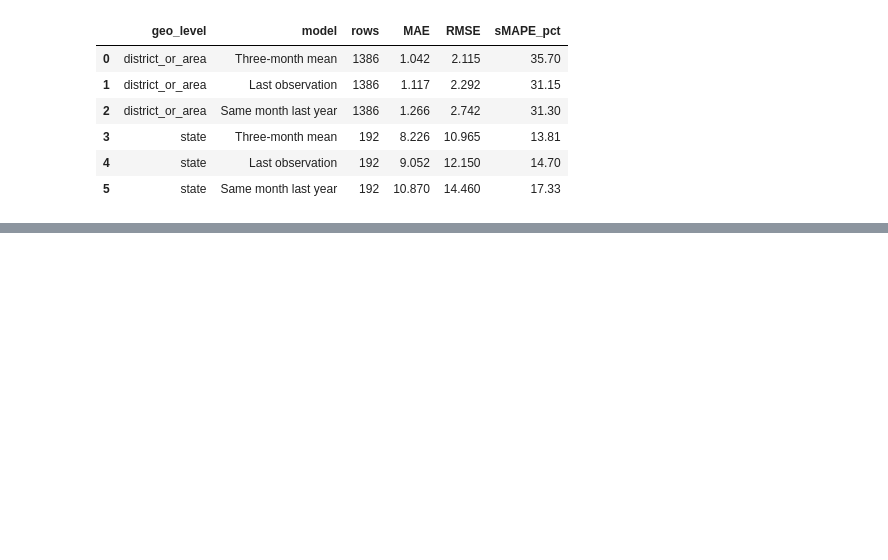
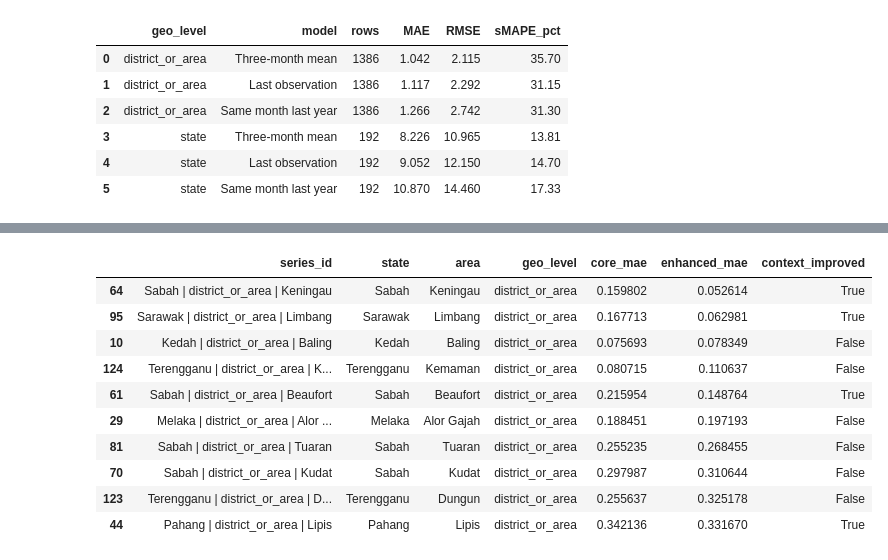
Before and after one commit to Nadsyuhamus/Databladez_Tourism, a Jupyter notebook: 01_data_audit.ipynb, the cells around one changed output, grey strips where cells are left out. Drawn from its saved outputs; the diff is of its cells as text; code cells hidden in the pictures; blank space fills up the shorter version.

```diff
--- a/01_data_audit.ipynb
+++ b/01_data_audit.ipynb
@@ -1281,0 +1311,12 @@ display(
+# %%
+train_model_data = (
+    train_data
+    .sort_values(["target_month", "series_id"])
+    .reset_index(drop=True)
+)
+
+validation_model_data = (
+    validation_data
+    .sort_values(["target_month", "series_id"])
+    .reset_index(drop=True)
+)
@@ -1281,0 +1917,66 @@ display(
+# %%
+validation_evaluation[
+    "core_absolute_error"
+] = np.abs(
+    validation_evaluation[target_column]
+    - validation_evaluation[
+        "catboost_core_prediction"
+    ]
+)
+
+validation_evaluation[
+    "enhanced_absolute_error"
+] = np.abs(
+    validation_evaluation[target_column]
+    - validation_evaluation[
+        "enhanced_prediction"
+    ]
+)
+
+series_comparison = (
+    validation_evaluation.groupby(
+        [
+            "series_id",
+            "state",
+            "area",
+            "geo_level",
+        ]
+    )
+    .agg(
+        core_mae=(
+            "core_absolute_error",
+            "mean",
+        ),
+        enhanced_mae=(
+            "enhanced_absolute_error",
+            "mean",
+        ),
+    )
+    .reset_index()
+)
+
+series_comparison[
+    "context_improved"
+] = (
+    series_comparison["enhanced_mae"]
+    < series_comparison["core_mae"]
+)
+
+series_win_rate = (
+    series_comparison[
+        "context_improved"
+    ].mean()
+    * 100
+)
+
+print(
+    f"Series improved by context: "
+    f"{series_win_rate:.2f}%"
+)
+
+display(
+    series_comparison.sort_values(
+        "enhanced_mae"
+    ).head(10)
+)
+# %% [output]
@@ -1281,0 +1984,11 @@ display(
+|  | series_id | state | area | geo_level | core_mae | enhanced_mae | context_improved |
+| 64 | Sabah | district_or_area | Keningau | Sabah | Keningau | district_or_area | 0.159802 | 0.052614 | True |
+| 95 | Sarawak | district_or_area | Limbang | Sarawak | Limbang | district_or_area | 0.167713 | 0.062981 | True |
+| 10 | Kedah | district_or_area | Baling | Kedah | Baling | district_or_area | 0.075693 | 0.078349 | False |
+| 124 | Terengganu | district_or_area | K... | Terengganu | Kemaman | district_or_area | 0.080715 | 0.110637 | False |
+| 61 | Sabah | district_or_area | Beaufort | Sabah | Beaufort | district_or_area | 0.215954 | 0.148764 | True |
+| 29 | Melaka | district_or_area | Alor ... | Melaka | Alor Gajah | district_or_area | 0.188451 | 0.197193 | False |
+| 81 | Sabah | district_or_area | Tuaran | Sabah | Tuaran | district_or_area | 0.255235 | 0.268455 | False |
+| 70 | Sabah | district_or_area | Kudat | Sabah | Kudat | district_or_area | 0.297987 | 0.310644 | False |
+| 123 | Terengganu | district_or_area | D... | Terengganu | Dungun | district_or_area | 0.255637 | 0.325178 | False |
+| 44 | Pahang | district_or_area | Lipis | Pahang | Lipis | district_or_area | 0.342136 | 0.331670 | True |
```
Also changed, not shown: parts of 26 cells of this notebook.
